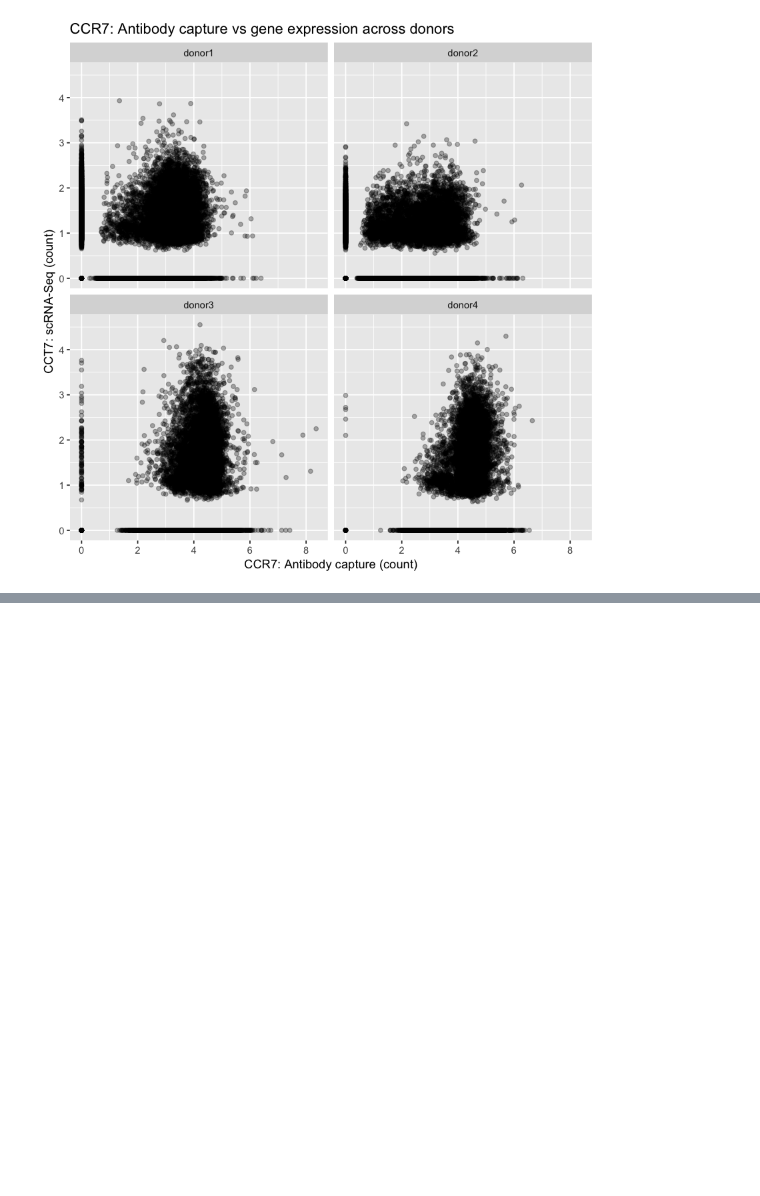
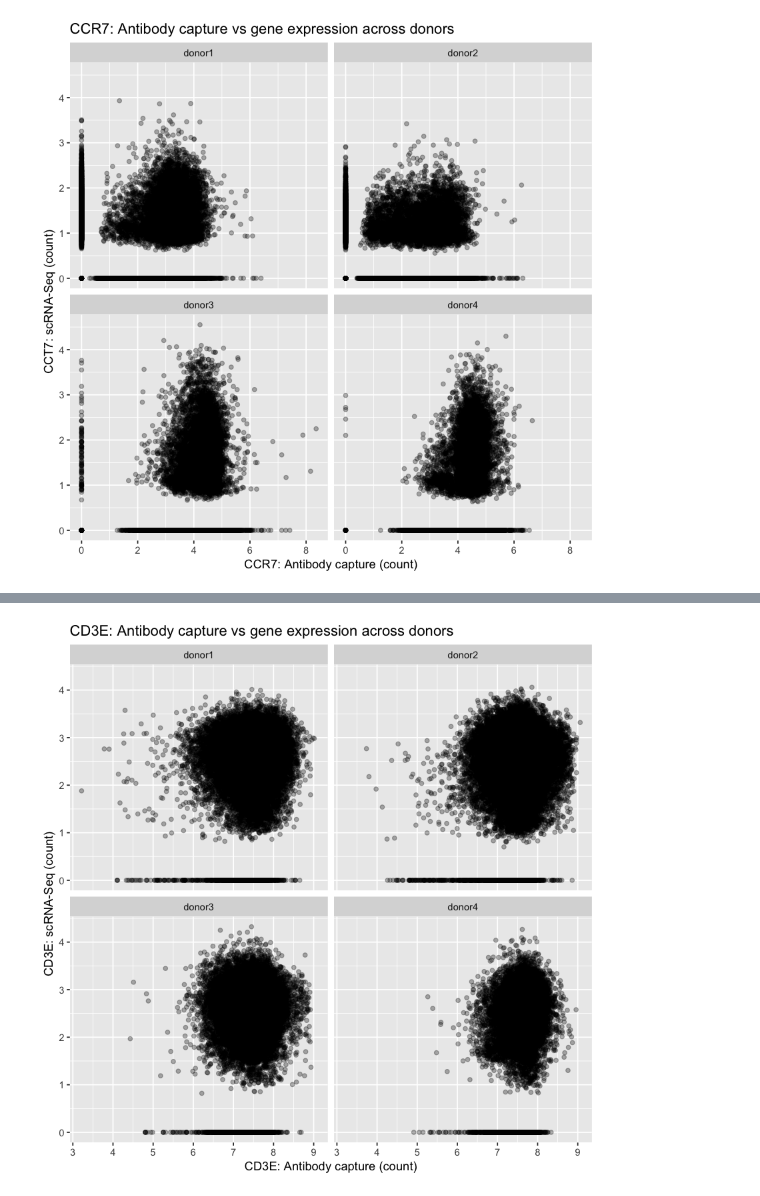
Before and after one commit to armish/10x-anwoei, a Jupyter notebook: analyses/Explore combined Antibody and GXE data.ipynb, the cells around one changed output, grey strips where cells are left out. Cells and saved outputs as stored; diff of their text form; code cells hidden in the pictures; blank space fills up the shorter version.

```diff
--- a/analyses/Explore combined Antibody and GXE data.ipynb
+++ b/analyses/Explore combined Antibody and GXE data.ipynb
@@ -89,0 +121,4 @@ labs(
+# %%
+plotGene('CD3E', 'CD3')
+# %% [output]
+[figure, added]
```
Also changed, not shown: parts of 4 cells of this notebook.
